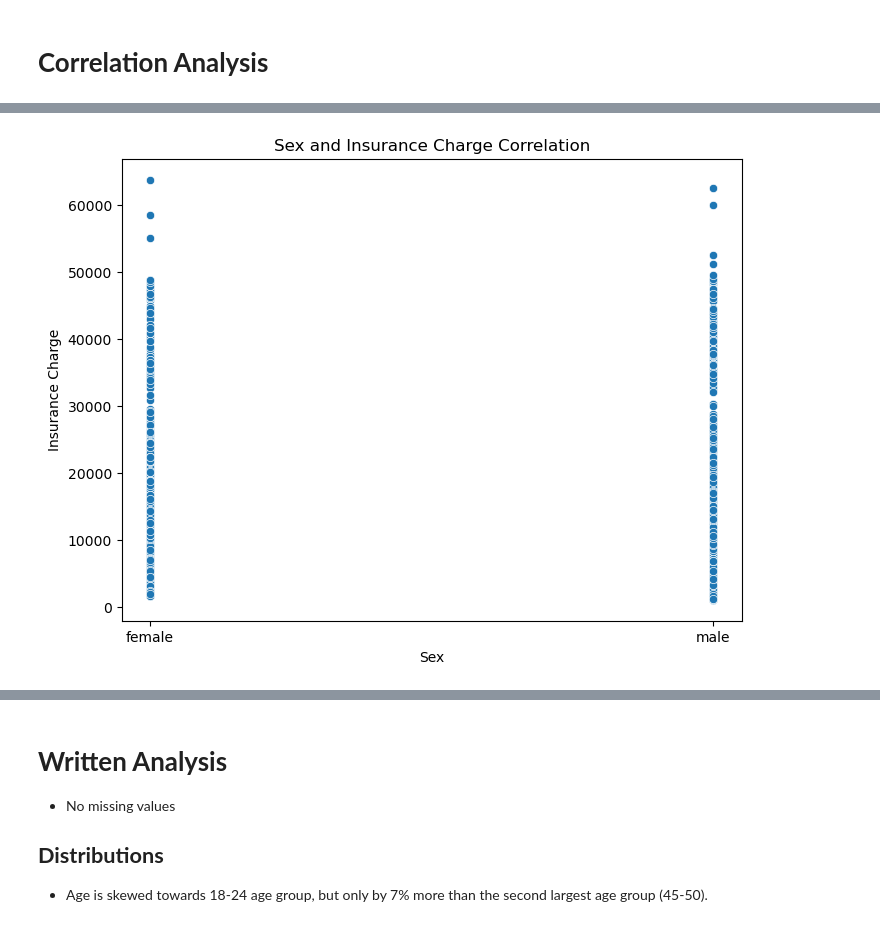
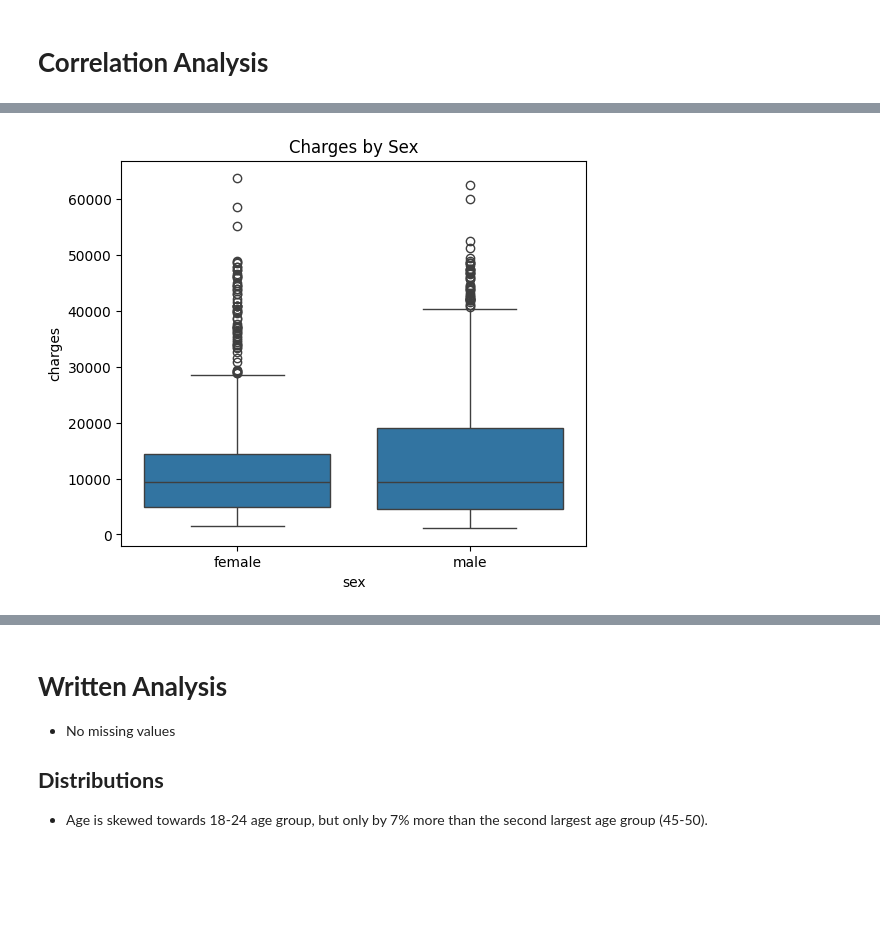
Before and after one commit to bing-er/mini-project-1, a Jupyter notebook: notebooks/01_exploration.ipynb, the cells around one changed output, grey strips where cells are left out. Cells and saved outputs as stored; diff of their text form; code cells hidden in the pictures; blank space fills up the shorter version.

```diff
--- a/notebooks/01_exploration.ipynb
+++ b/notebooks/01_exploration.ipynb
@@ -413,11 +405,11 @@ print(df['sex'].map({'male':0, 'female':1}).corr(df['charges']))
 correlations['sex'] = (df['sex'].map({'male':0, 'female':1}).corr(df['charges']))
 
 # Visualize correlation between sex and insurance charges
-plt.figure(figsize=(8, 6))
-sns.scatterplot(data=df, x='sex', y='charges')
-plt.title('Sex and Insurance Charge Correlation')
-plt.xlabel('Sex')
-plt.ylabel('Insurance Charge')
+df.groupby("sex")["charges"].mean()
+
+plt.figure(figsize=(6,5))
+sns.boxplot(data=df, x="sex", y="charges")
+plt.title("Charges by Sex")
 plt.show()
 # %% [output]
 Correlation between sex and insurance charges:
@@ -425,4 +417,4 @@ Correlation between sex and insurance charges:
-[figure, old version]
+[figure, new version]
 # %%
 # Sort features by most correlated to insurance charges
 correlations = {k: v for k, v in sorted(correlations.items(), key=lambda item: item[1], reverse=True)}
```
Also changed, not shown: parts of 15 cells of this notebook.
